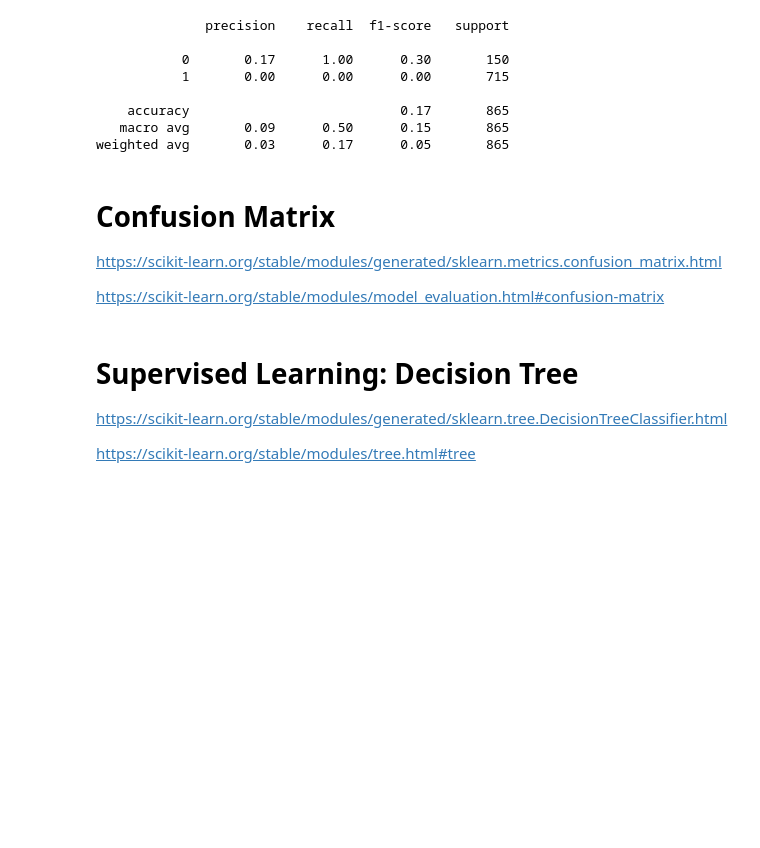
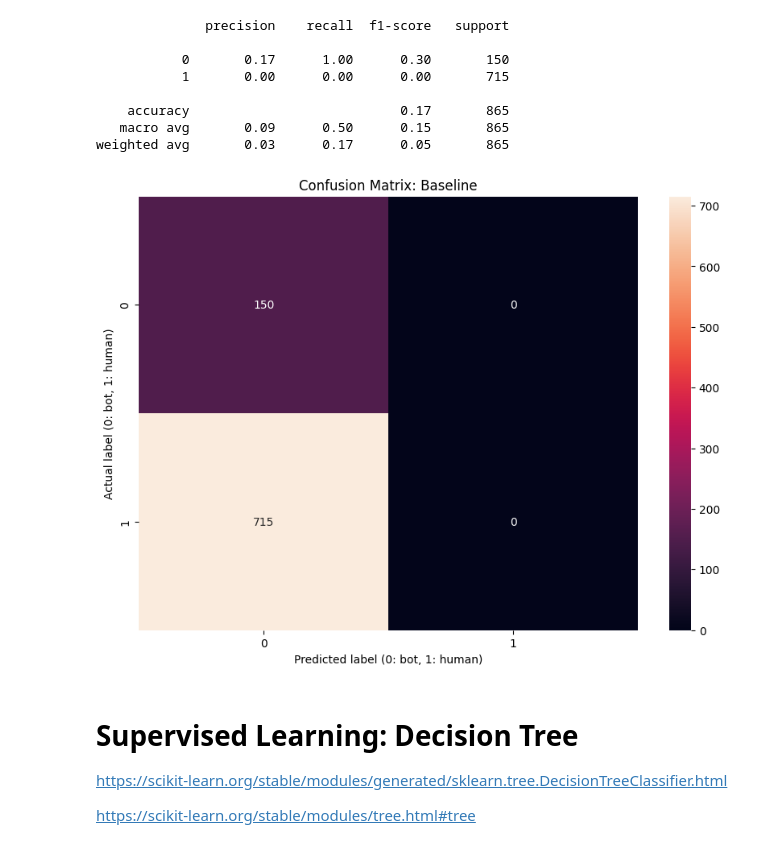
Before and after one commit to ernlavr/dataMining_finalAssignment, a Jupyter notebook: src/ml/sl.ipynb, the cells around one changed output. Cells and saved outputs as stored; diff of their text form; code cells hidden in the pictures; blank space fills up the shorter version.

Commit message:
Move baseline

```diff
--- a/src/ml/sl.ipynb
+++ b/src/ml/sl.ipynb
@@ -48,9 +64,3 @@ print(bl_accuracy)
     accuracy                           0.17       865
    macro avg       0.09      0.50      0.15       865
 weighted avg       0.03      0.17      0.05       865
-# %% [markdown]
-# Confusion Matrix
-
-https://scikit-learn.org/stable/modules/generated/sklearn.metrics.confusion_matrix.html
-
-https://scikit-learn.org/stable/modules/model_evaluation.html#confusion-matrix
@@ -67,3 +67,7 @@ def make_conf_matrix(labels_test, predict, algo_name):
+# %%
+make_conf_matrix(labels_test=labels_test, predict=bl_predict, algo_name="Baseline")
+# %% [output]
+[figure, added]
 # %% [markdown]
 # Supervised Learning: Decision Tree
 
```
Also changed, not shown: parts of 3 cells of this notebook, 1 other file.
